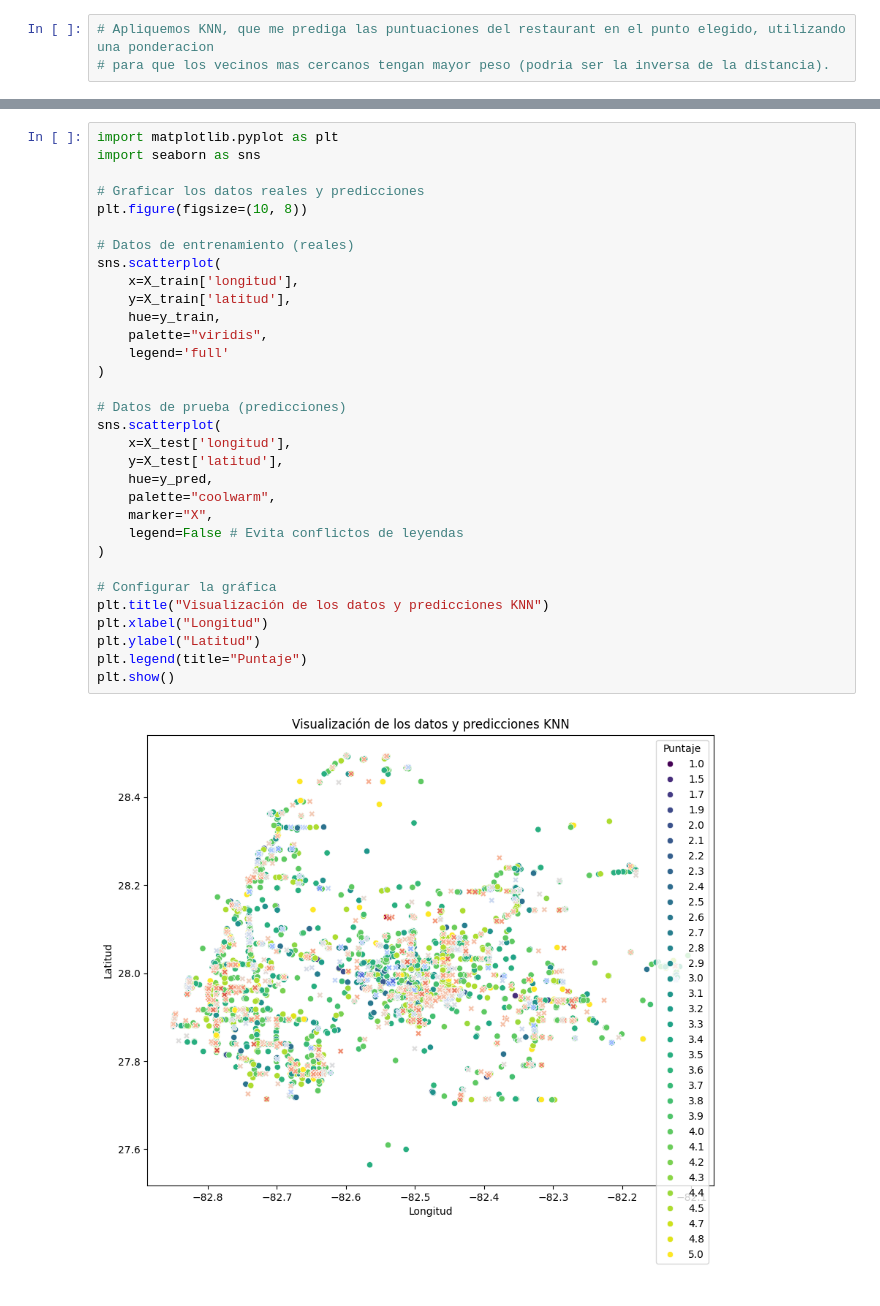
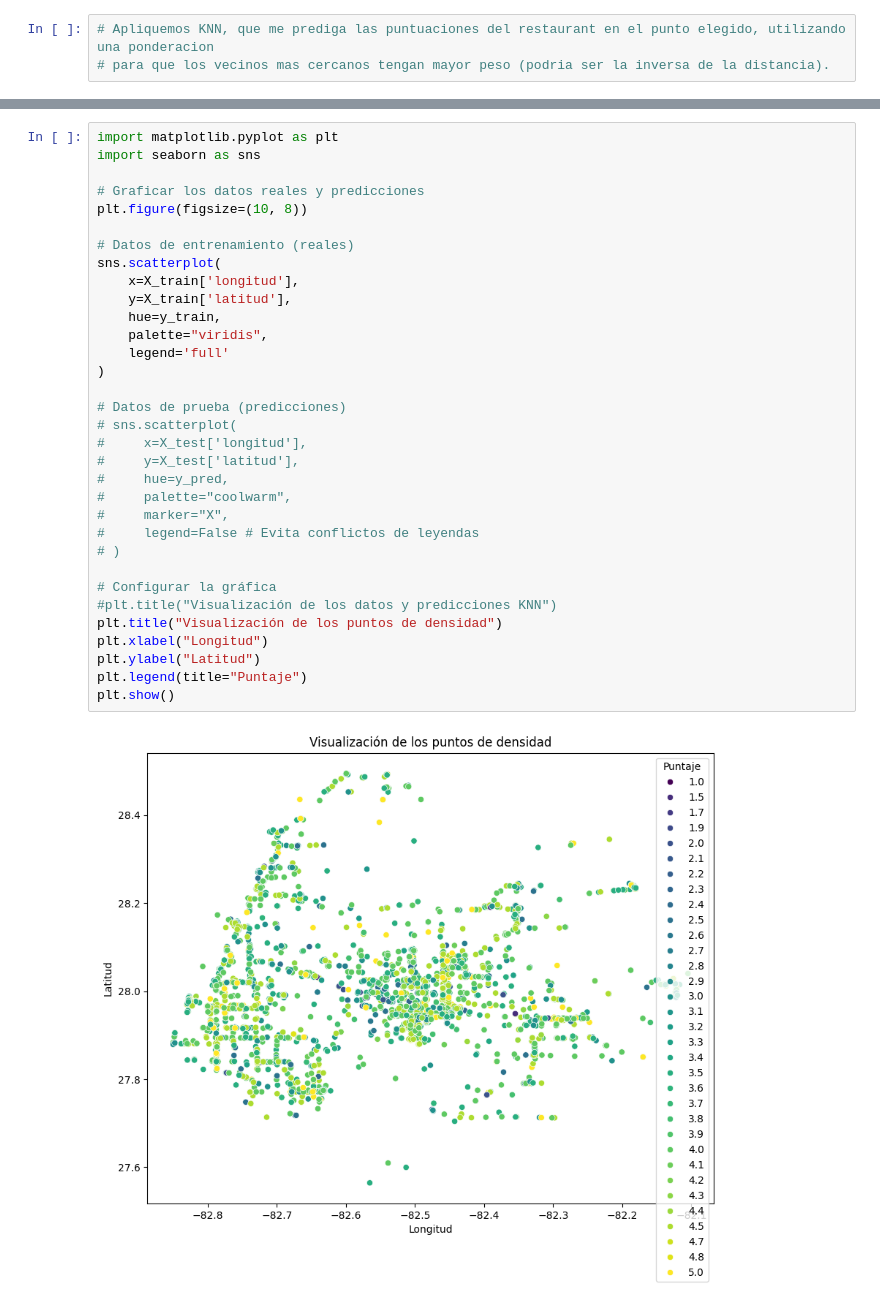
Before and after one commit to MyriamRengifo/proyecto_final, a Jupyter notebook: ML/ML_prediccion_puntaje.ipynb, the cells around one changed output, grey strips where cells are left out. Saved outputs shown, nothing was run; the diff lists cells and outputs as text.

```diff
--- a/ML/ML_prediccion_puntaje.ipynb
+++ b/ML/ML_prediccion_puntaje.ipynb
@@ -57,34 +64,35 @@ Puntaje predicho para las coordenadas (28.017764, -82.451033): 3.955734385130832
 # %%
 import matplotlib.pyplot as plt
 import seaborn as sns
 
 # Graficar los datos reales y predicciones
 plt.figure(figsize=(10, 8))
 
 # Datos de entrenamiento (reales)
 sns.scatterplot(
     x=X_train['longitud'],
     y=X_train['latitud'],
     hue=y_train,
     palette="viridis",
     legend='full'
 )
 
 # Datos de prueba (predicciones)
-sns.scatterplot(
-    x=X_test['longitud'],
-    y=X_test['latitud'],
-    hue=y_pred,
-    palette="coolwarm",
-    marker="X",
-    legend=False # Evita conflictos de leyendas
-)
+# sns.scatterplot(
+#     x=X_test['longitud'],
+#     y=X_test['latitud'],
+#     hue=y_pred,
+#     palette="coolwarm",
+#     marker="X",
+#     legend=False # Evita conflictos de leyendas
+# )
 
 # Configurar la gráfica
-plt.title("Visualización de los datos y predicciones KNN")
+#plt.title("Visualización de los datos y predicciones KNN")
+plt.title("Visualización de los puntos de densidad")
 plt.xlabel("Longitud")
 plt.ylabel("Latitud")
 plt.legend(title="Puntaje")
 plt.show()
 # %% [output]
-[figure, old version]
+[figure, new version]
```
Also changed, not shown: parts of 2 cells of this notebook.
